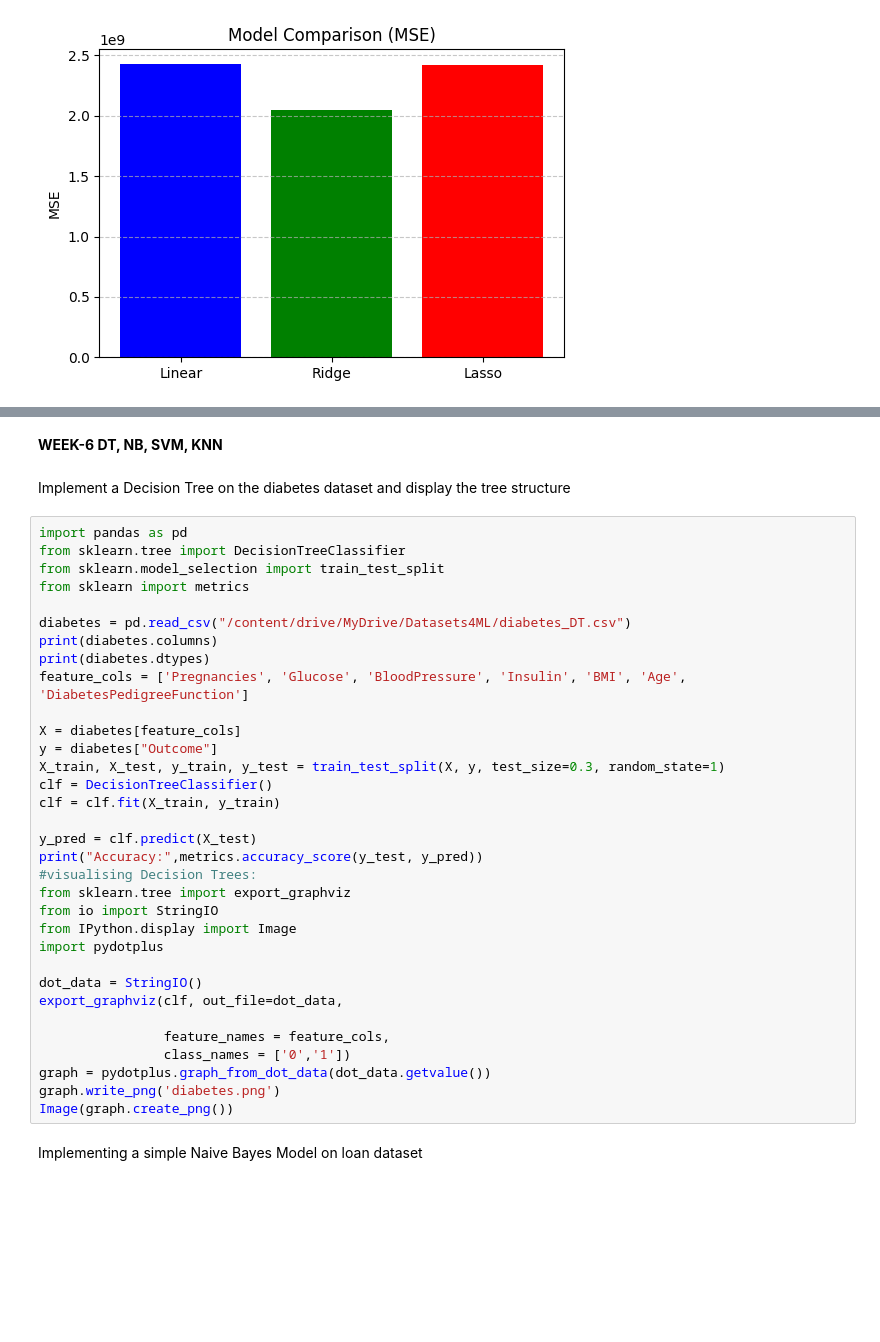
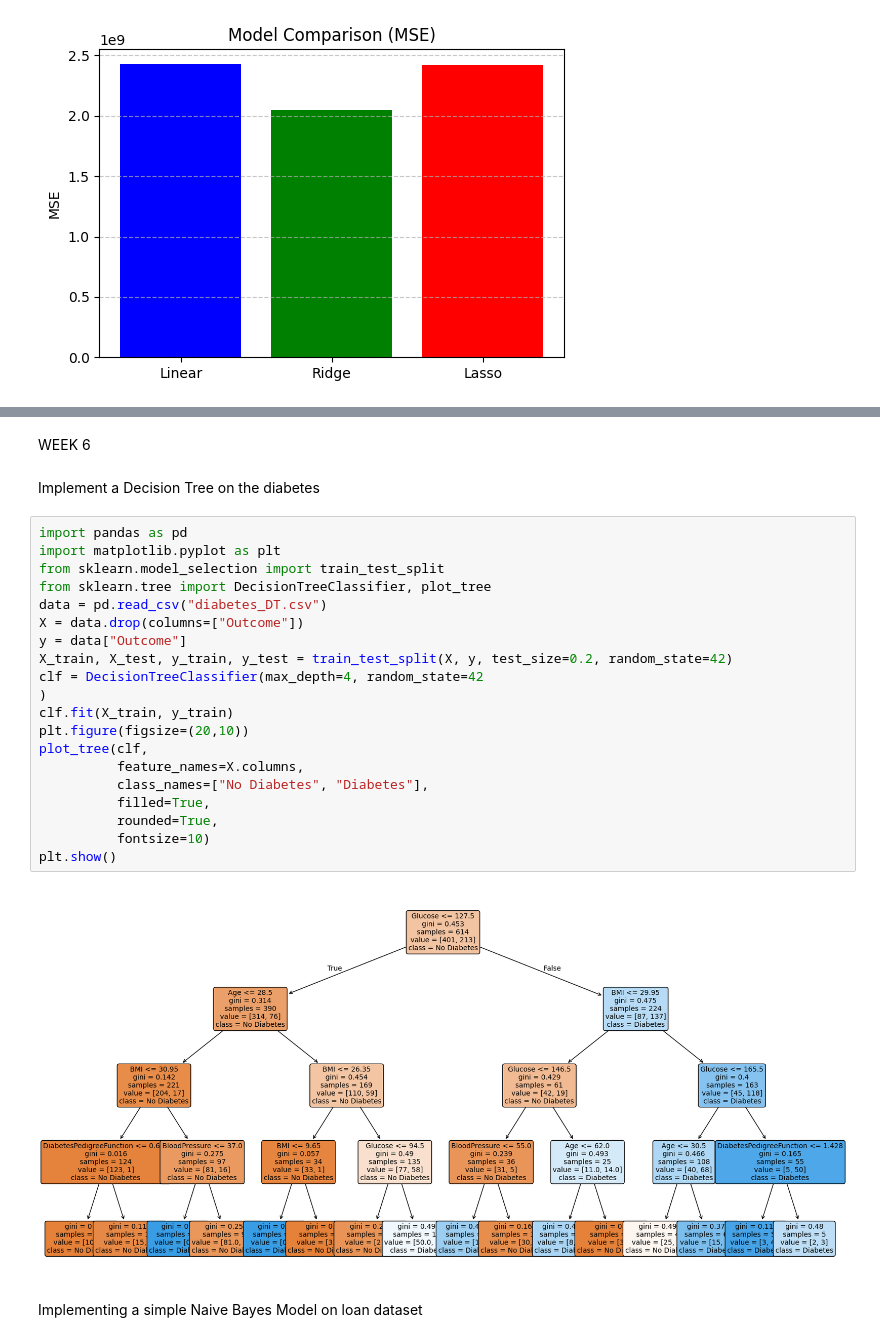
Before and after one commit to karthik-1311/Machine-Learning, a Jupyter notebook: MLlab.ipynb, the cells around one changed output, grey strips where cells are left out. Cells and saved outputs as stored; diff of their text form; blank space fills up the shorter version.

```diff
--- a/MLlab.ipynb
+++ b/MLlab.ipynb
@@ -1803,39 +1750,27 @@ NameError: name 'lr' is not defined
-# %% [markdown]
-**WEEK-6 DT, NB, SVM, KNN**
+# %% [markdown]
+WEEK 6
 # %% [markdown]
-Implement a Decision Tree on the diabetes dataset and display the tree structure
+Implement a Decision Tree on the diabetes
-# %%
-import pandas as pd
-from sklearn.tree import DecisionTreeClassifier
-from sklearn.model_selection import train_test_split
-from sklearn import metrics
-
-diabetes = pd.read_csv("/content/drive/MyDrive/Datasets4ML/diabetes_DT.csv")
-print(diabetes.columns)
-print(diabetes.dtypes)
-feature_cols = ['Pregnancies', 'Glucose', 'BloodPressure', 'Insulin', 'BMI', 'Age', 'DiabetesPedigreeFunction']
-
-X = diabetes[feature_cols]
-y = diabetes["Outcome"]
-X_train, X_test, y_train, y_test = train_test_split(X, y, test_size=0.3, random_state=1)
-clf = DecisionTreeClassifier()
-clf = clf.fit(X_train, y_train)
-
-y_pred = clf.predict(X_test)
-print("Accuracy:",metrics.accuracy_score(y_test, y_pred))
-#visualising Decision Trees:
-from sklearn.tree import export_graphviz
-from io import StringIO
-from IPython.display import Image
-import pydotplus
-
-dot_data = StringIO()
-export_graphviz(clf, out_file=dot_data,
-
-                feature_names = feature_cols,
-                class_names = ['0','1'])
-graph = pydotplus.graph_from_dot_data(dot_data.getvalue())
-graph.write_png('diabetes.png')
-Image(graph.create_png())
+# %%
+import pandas as pd
+import matplotlib.pyplot as plt
+from sklearn.model_selection import train_test_split
+from sklearn.tree import DecisionTreeClassifier, plot_tree
+data = pd.read_csv("diabetes_DT.csv")
+X = data.drop(columns=["Outcome"])
+y = data["Outcome"]
+X_train, X_test, y_train, y_test = train_test_split(X, y, test_size=0.2, random_state=42)
+clf = DecisionTreeClassifier(max_depth=4, random_state=42                                                   )
+clf.fit(X_train, y_train)
+plt.figure(figsize=(20,10))
+plot_tree(clf,
+          feature_names=X.columns,
+          class_names=["No Diabetes", "Diabetes"],
+          filled=True,
+          rounded=True,
+          fontsize=10)
+plt.show()
+# %% [output]
+[figure, added]
 # %% [markdown]
 Implementing a simple Naive Bayes Model on loan dataset
```
Also changed, not shown: parts of 7 cells of this notebook.
